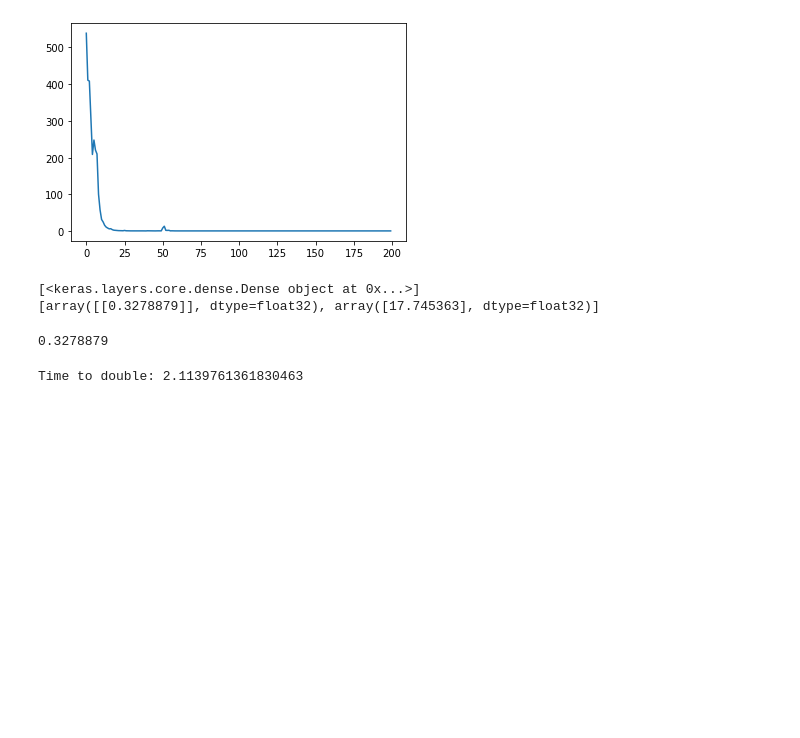
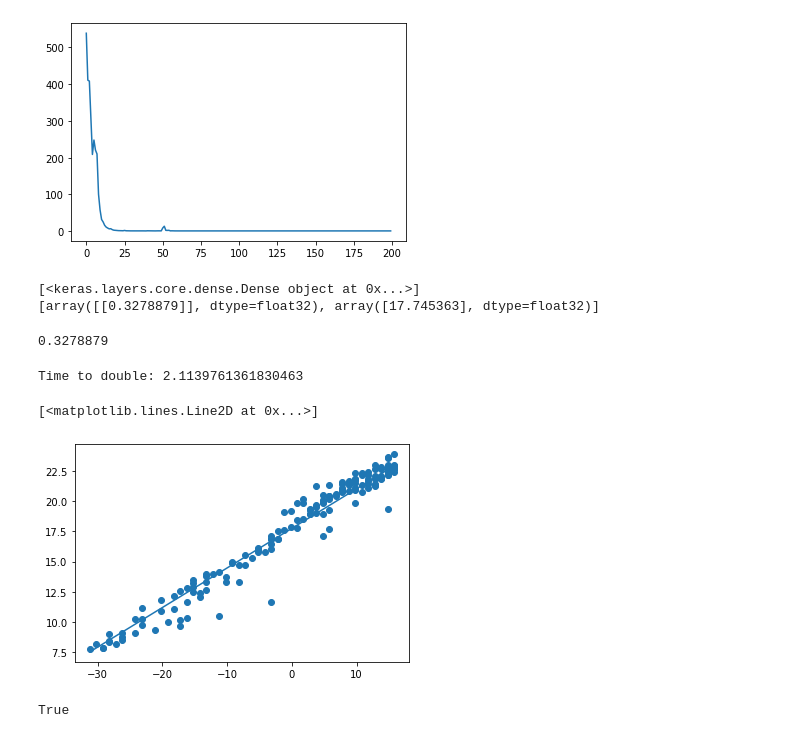
Before and after one commit to StefanoBergia/Tensorflow, a Jupyter notebook: Regression.ipynb, the cells around one changed output. Saved outputs shown, nothing was run; the diff lists cells and outputs as text; code cells hidden in the pictures; blank space fills up the shorter version.

```diff
--- a/Regression.ipynb
+++ b/Regression.ipynb
@@ -100,3 +100,22 @@ a   #a=log(r)
 print("Time to double:",np.log(2)/a)
 # %% [output]
 Time to double: 2.1139761361830463
+# %%
+Yhat=model.predict(X).flatten()
+plt.scatter(X,Y)
+plt.plot(X,Yhat)
+# %% [output]
+[<matplotlib.lines.Line2D at 0x...>]
+[figure, added]
+# %%
+#manual calculation
+
+w,b=model.layers[0].get_weights()
+
+X=X.reshape(-1,1)
+Yhat2=(X.dot(w)+b).flatten()
+
+#check if float values are the same (don't use ==)
+np.allclose(Yhat,Yhat2)
+# %% [output]
+True
```
